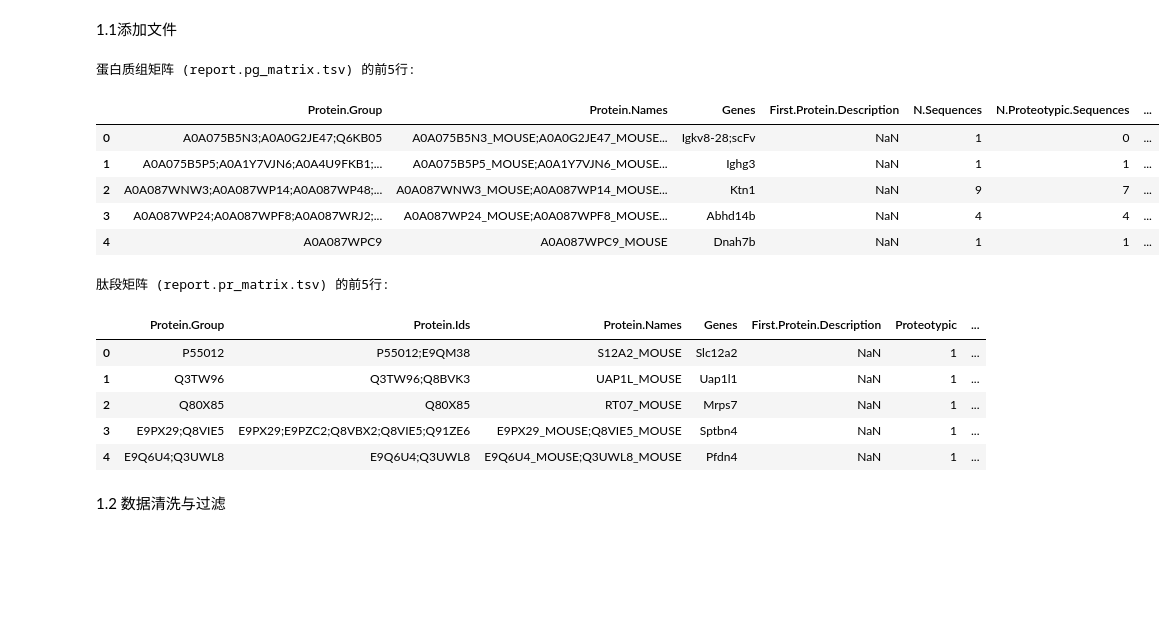
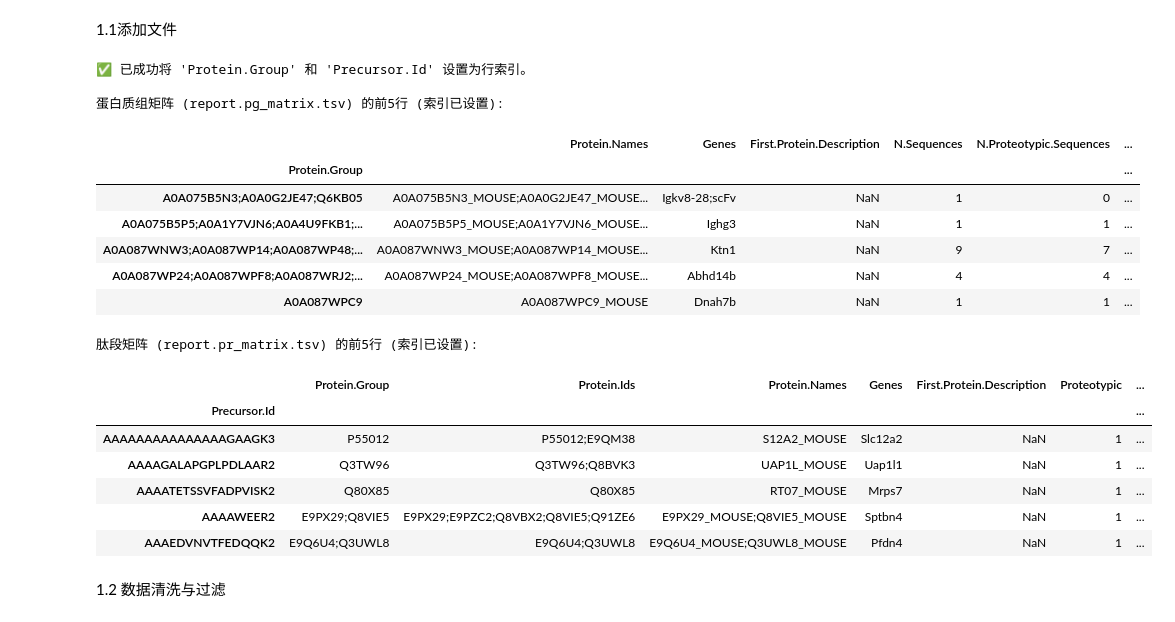
Before and after one commit to Jasper-delong/DIANN_Data_Preprocessing, a Jupyter notebook: scripts/preprocessing/preprocessing.ipynb, the cells around one changed output. Cells and saved outputs as stored; diff of their text form; code cells hidden in the pictures; blank space fills up the shorter version.

```diff
--- a/scripts/preprocessing/preprocessing.ipynb
+++ b/scripts/preprocessing/preprocessing.ipynb
@@ -7,49 +7,67 @@ import pandas as pd
 
 # 2. 定义文件路径
 # 因为我们的代码在 'scripts/preprocessing' 文件夹中运行，
 # 所以需要先用 '../../' 返回到项目的根目录，
 # 然后再指定 'data/raw_data/' 文件夹来找到我们的文件。
 pg_matrix_path = '../../data/raw_data/report.pg_matrix.tsv'
 pr_matrix_path = '../../data/raw_data/report.pr_matrix.tsv'
 
 # 3. 读取 TSV 文件到 pandas DataFrame
 # 我们使用 pd.read_csv() 函数来读取文件。
 # 因为文件是制表符分隔的 (Tab-Separated Values, TSV)，
 # 我们需要明确指定分隔符是 '\t'。
 try:
     protein_df = pd.read_csv(pg_matrix_path, sep='\t')
     peptide_df = pd.read_csv(pr_matrix_path, sep='\t')
 
+    # 【新增步骤】将包含唯一ID的列设置为 DataFrame 的索引
+    # 这样做的好处是，后续我们可以通过蛋白质或肽段的ID来直接定位某一行，
+    # 而不是使用默认的 0, 1, 2... 数字索引，这让数据更具可读性。
+    # 'inplace=True' 表示这个修改会直接在原始的 DataFrame上生效。
+    protein_df.set_index('Protein.Group', inplace=True)
+    peptide_df.set_index('Precursor.Id', inplace=True)
+    print("✅ 已成功将 'Protein.Group' 和 'Precursor.Id' 设置为行索引。")
+
+
     # 4. 显示蛋白质组 (Protein Group) 矩阵的前5行
     # .head() 是一个非常方便的函数，默认可以查看 DataFrame 的前5行，帮助我们快速了解数据的大致结构。
-    print("蛋白质组矩阵 (report.pg_matrix.tsv) 的前5行:")
+    # 您会发现，现在最左边一列已经变成了蛋白质组ID，而不是数字。
+    print("\n蛋白质组矩阵 (report.pg_matrix.tsv) 的前5行 (索引已设置):")
     display(protein_df.head())
 
     # 5. 显示肽段 (Precursor) 矩阵的前5行
-    print("\n肽段矩阵 (report.pr_matrix.tsv) 的前5行:")
+    print("\n肽段矩阵 (report.pr_matrix.tsv) 的前5行 (索引已设置):")
     display(peptide_df.head())
 
 except FileNotFoundError as e:
     print(f"文件未找到错误: {e}")
     print("\n请确认以下几点：")
     print("1. 您的 Jupyter Notebook 是否确实保存在 'scripts/preprocessing/' 文件夹中？")
     print("2. 'data' 和 'scripts' 文件夹是否在同一个项目根目录下？")
     print("3. 文件名 'report.pg_matrix.tsv' 和 'report.pr_matrix.tsv' 是否正确？")
+except KeyError as e:
+    # 这是一个新的错误捕获，如果 set_index 找不到指定的列名，就会触发。
+    print(f"\n❌ 设置索引时出错: 未能找到指定的列名 {e}。")
+    print("请检查 DIANN 输出文件的列名是否与代码中的 'Protein.Group' 或 'Precursor.Id' 完全一致。")
 # %% [output]
-蛋白质组矩阵 (report.pg_matrix.tsv) 的前5行:
+✅ 已成功将 'Protein.Group' 和 'Precursor.Id' 设置为行索引。
+
+蛋白质组矩阵 (report.pg_matrix.tsv) 的前5行 (索引已设置):
-|  | Protein.Group | Protein.Names | Genes | First.Protein.Description | N.Sequences | N.Proteotypic.Sequences | ... |
-| 0 | A0A075B5N3;A0A0G2JE47;Q6KB05 | A0A075B5N3_MOUSE;A0A0G2JE47_MOUSE... | Igkv8-28;scFv | NaN | 1 | 0 | ... |
-| 1 | A0A075B5P5;A0A1Y7VJN6;A0A4U9FKB1;... | A0A075B5P5_MOUSE;A0A1Y7VJN6_MOUSE... | Ighg3 | NaN | 1 | 1 | ... |
-| 2 | A0A087WNW3;A0A087WP14;A0A087WP48;... | A0A087WNW3_MOUSE;A0A087WP14_MOUSE... | Ktn1 | NaN | 9 | 7 | ... |
-| 3 | A0A087WP24;A0A087WPF8;A0A087WRJ2;... | A0A087WP24_MOUSE;A0A087WPF8_MOUSE... | Abhd14b | NaN | 4 | 4 | ... |
-| 4 | A0A087WPC9 | A0A087WPC9_MOUSE | Dnah7b | NaN | 1 | 1 | ... |
+|  | Protein.Names | Genes | First.Protein.Description | N.Sequences | N.Proteotypic.Sequences | ... |
+| Protein.Group |  |  |  |  |  | ... |
+| A0A075B5N3;A0A0G2JE47;Q6KB05 | A0A075B5N3_MOUSE;A0A0G2JE47_MOUSE... | Igkv8-28;scFv | NaN | 1 | 0 | ... |
+| A0A075B5P5;A0A1Y7VJN6;A0A4U9FKB1;... | A0A075B5P5_MOUSE;A0A1Y7VJN6_MOUSE... | Ighg3 | NaN | 1 | 1 | ... |
+| A0A087WNW3;A0A087WP14;A0A087WP48;... | A0A087WNW3_MOUSE;A0A087WP14_MOUSE... | Ktn1 | NaN | 9 | 7 | ... |
+| A0A087WP24;A0A087WPF8;A0A087WRJ2;... | A0A087WP24_MOUSE;A0A087WPF8_MOUSE... | Abhd14b | NaN | 4 | 4 | ... |
+| A0A087WPC9 | A0A087WPC9_MOUSE | Dnah7b | NaN | 1 | 1 | ... |
-肽段矩阵 (report.pr_matrix.tsv) 的前5行:
+肽段矩阵 (report.pr_matrix.tsv) 的前5行 (索引已设置):
 |  | Protein.Group | Protein.Ids | Protein.Names | Genes | First.Protein.Description | Proteotypic | ... |
-| 0 | P55012 | P55012;E9QM38 | S12A2_MOUSE | Slc12a2 | NaN | 1 | ... |
-| 1 | Q3TW96 | Q3TW96;Q8BVK3 | UAP1L_MOUSE | Uap1l1 | NaN | 1 | ... |
-| 2 | Q80X85 | Q80X85 | RT07_MOUSE | Mrps7 | NaN | 1 | ... |
-| 3 | E9PX29;Q8VIE5 | E9PX29;E9PZC2;Q8VBX2;Q8VIE5;Q91ZE6 | E9PX29_MOUSE;Q8VIE5_MOUSE | Sptbn4 | NaN | 1 | ... |
-| 4 | E9Q6U4;Q3UWL8 | E9Q6U4;Q3UWL8 | E9Q6U4_MOUSE;Q3UWL8_MOUSE | Pfdn4 | NaN | 1 | ... |
+| Precursor.Id |  |  |  |  |  |  | ... |
+| AAAAAAAAAAAAAAAGAAGK3 | P55012 | P55012;E9QM38 | S12A2_MOUSE | Slc12a2 | NaN | 1 | ... |
+| AAAAGALAPGPLPDLAAR2 | Q3TW96 | Q3TW96;Q8BVK3 | UAP1L_MOUSE | Uap1l1 | NaN | 1 | ... |
+| AAAATETSSVFADPVISK2 | Q80X85 | Q80X85 | RT07_MOUSE | Mrps7 | NaN | 1 | ... |
+| AAAAWEER2 | E9PX29;Q8VIE5 | E9PX29;E9PZC2;Q8VBX2;Q8VIE5;Q91ZE6 | E9PX29_MOUSE;Q8VIE5_MOUSE | Sptbn4 | NaN | 1 | ... |
+| AAAEDVNVTFEDQQK2 | E9Q6U4;Q3UWL8 | E9Q6U4;Q3UWL8 | E9Q6U4_MOUSE;Q3UWL8_MOUSE | Pfdn4 | NaN | 1 | ... |
 # %% [markdown]
 1.2 数据清洗与过滤
 # %% [markdown]
```
Also changed, not shown: parts of 10 cells of this notebook.
